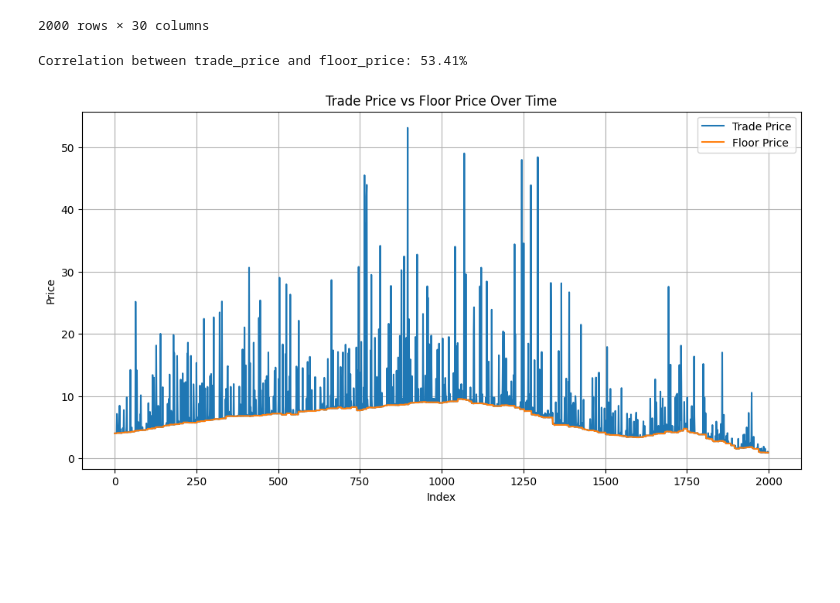
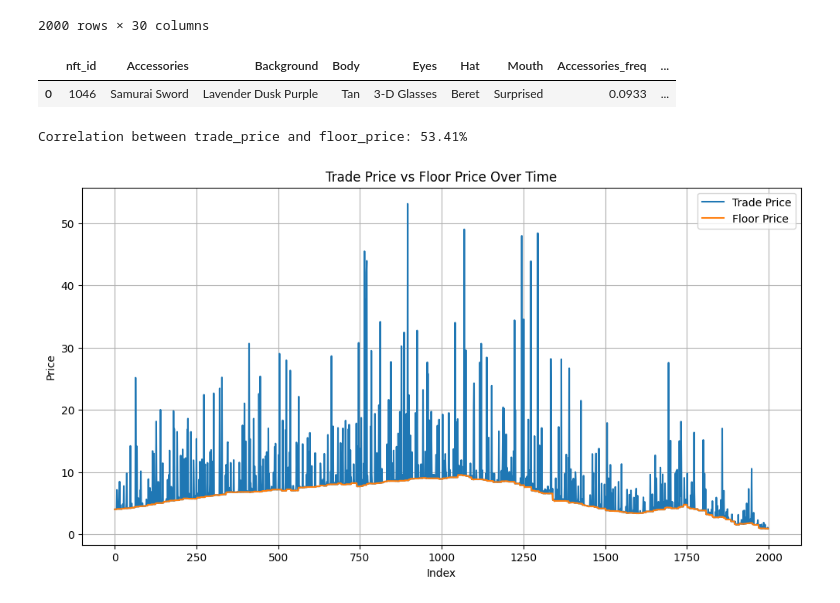
Before and after one commit to Armand-Morin/nft-pricing, a Jupyter notebook: price.ipynb, the cells around one changed output. Drawn from its saved outputs; the diff is of its cells as text; code cells hidden in the pictures; blank space fills up the shorter version.

```diff
--- a/price.ipynb
+++ b/price.ipynb
@@ -28,6 +29,14 @@ df
 | 1998 | 614 | 0.91 | 0.91 | Neck Tattoo | Lavender Dusk Purple | Black | White Round Shades | Slickback | Toothy | ... |
 | 1999 | 683 | 1.07 | 0.91 | Gold Chain | Spiced Orange | Sable | Goggles | No Hat | Toothy | ... |
 2000 rows × 30 columns
+# %%
+# we will price the nft given the most recent floor price on the exchange
+
+nft_1046['floor_price'] = df['floor_price'].tail(1).values[0]
+nft_1046
+# %% [output]
+|  | nft_id | Accessories | Background | Body | Eyes | Hat | Mouth | Accessories_freq | ... |
+| 0 | 1046 | Samurai Sword | Lavender Dusk Purple | Tan | 3-D Glasses | Beret | Surprised | 0.0933 | ... |
 # %%
 # correlation between trade_price and floor_price
 prices_col = ['floor_price', 'trade_price']
```
Also changed, not shown: parts of 15 cells of this notebook, 11 other files.
